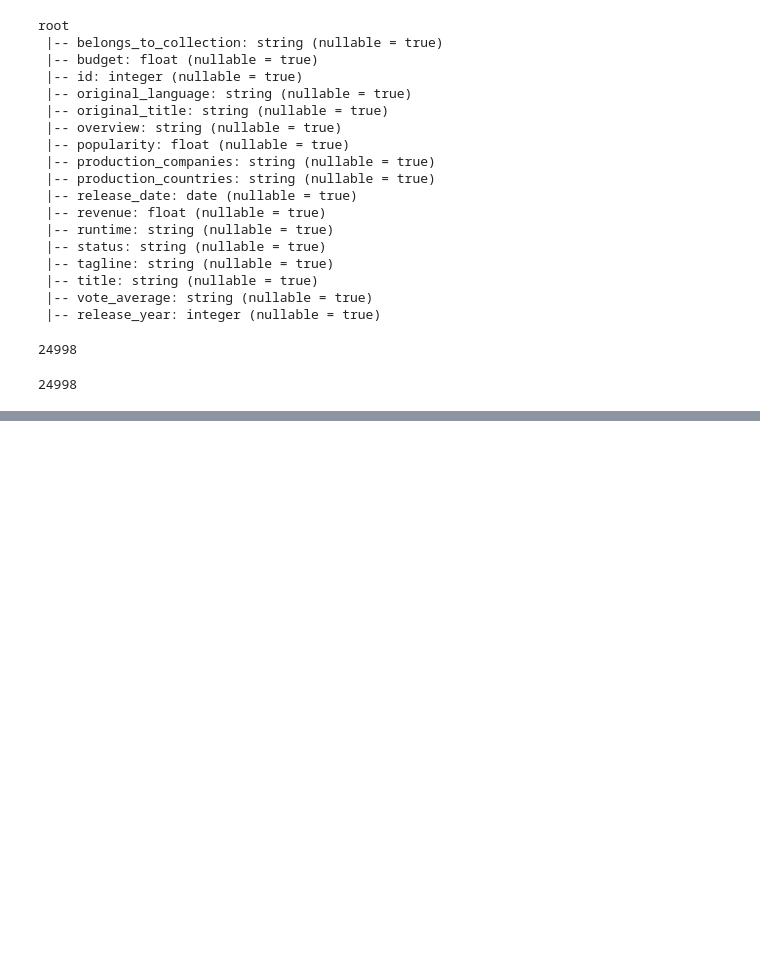
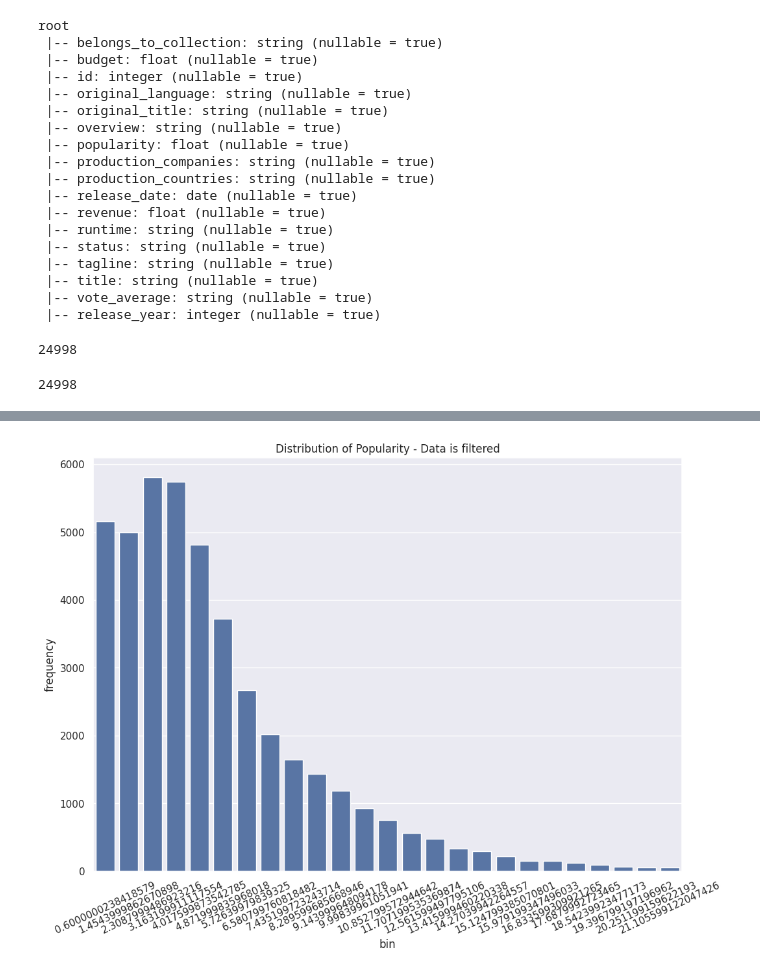
Before and after one commit to amien1410/colab-notebooks, a Jupyter notebook: Colab_Pyspark_Utility_Functions_and_Visualizations.ipynb, the cells around one changed output, grey strips where cells are left out. Saved outputs shown, nothing was run; the diff lists cells and outputs as text; code cells hidden in the pictures; blank space fills up the shorter version.

```diff
--- a/Colab_Pyspark_Utility_Functions_and_Visualizations.ipynb
+++ b/Colab_Pyspark_Utility_Functions_and_Visualizations.ipynb
@@ -524,0 +557,18 @@ df.join(broadcast(df_p1), df['id'] == df_p1['id'],'left_semi').count()
+# %%
+# Filtering the data to get a better understanding of data
+df_fil=df.filter('popularity<22')
+
+# Processing the data in Spark. We can use the histogram function from the RDD
+histogram_data = df_fil.select('popularity').rdd.flatMap(lambda x: x).histogram(25)
+
+# Loading the computed histogram into a pandas DataFrame for plotting
+hist_df=pd.DataFrame(list(zip(*histogram_data)), columns=['bin', 'frequency'])
+
+# Plotting the data
+sns.set(rc={'figure.figsize':(11.7,8.27)})
+sns.barplot(x=hist_df['bin'], y=hist_df['frequency'])
+plt.xticks(rotation=25)
+plt.title('Distribution of Popularity - Data is filtered')
+plt.show()
+# %% [output]
+[figure, added]
```
Also changed, not shown: parts of 5 cells of this notebook.
